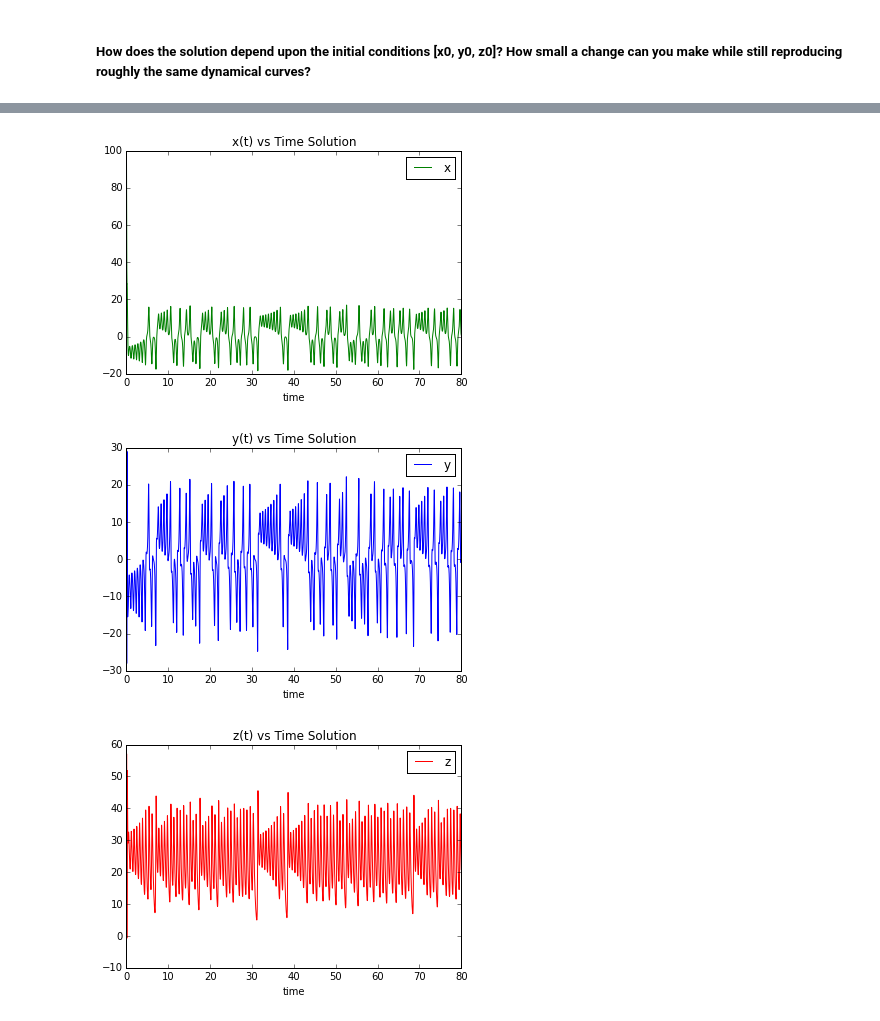
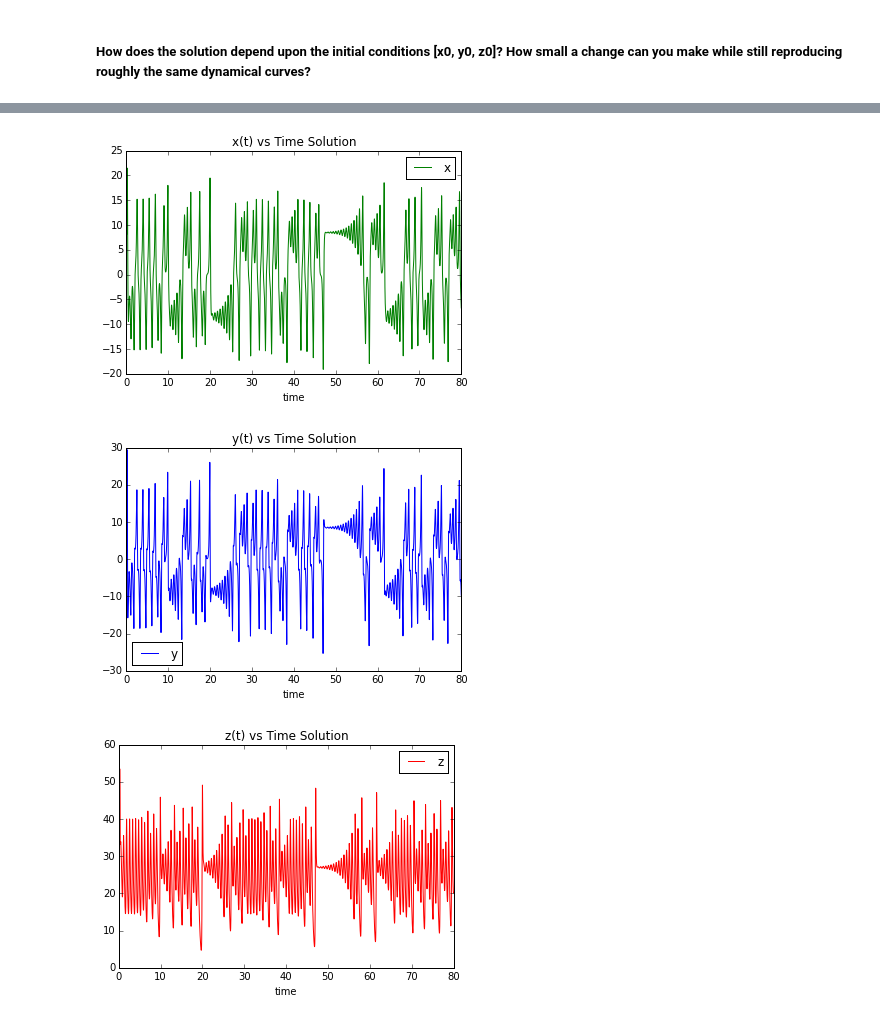
Before and after one commit to justingapper/CS510-Fall2015-Midterm, a Jupyter notebook: ExploreAttractor.ipynb, the cells around one changed output, grey strips where cells are left out. Cells and saved outputs as stored; diff of their text form; code cells hidden in the pictures.

Commit message:
correct import attractor issues in explore

```diff
--- a/ExploreAttractor.ipynb
+++ b/ExploreAttractor.ipynb
@@ -62,9 +63,10 @@ attr.plotz()
 # %%
-attr.evolve([100,0,0],1)
-attr.plotx()
-attr.ploty()
-attr.plotz()
+atr = attractor.Attractor()
+atr.evolve([10,0,0])
+atr.plotx()
+atr.ploty()
+atr.plotz()
 # %% [output]
-[figure, old version]
+[figure, new version]
-[figure, old version]
+[figure, new version]
-[figure, old version]
+[figure, new version]
```
Also changed, not shown: parts of 16 cells of this notebook.
